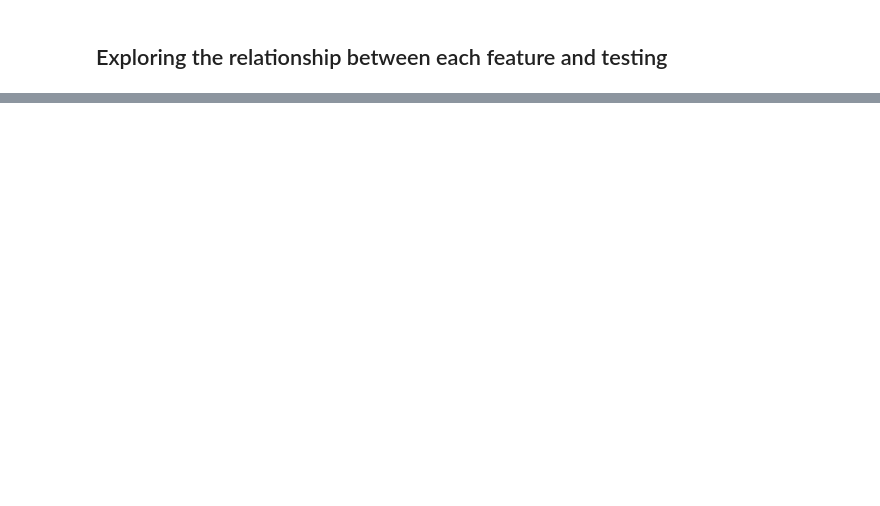
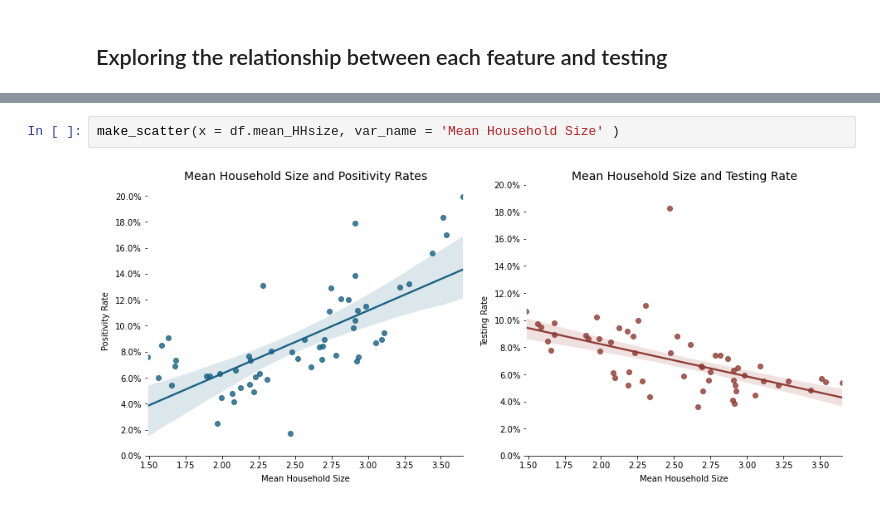
Before and after one commit to Jamilmirabito/chicago_covid_19_zip_code_analysis, a Jupyter notebook: zip_code_regression_analysis.ipynb, the cells around one changed output, grey strips where cells are left out. Cells and saved outputs as stored; diff of their text form; blank space fills up the shorter version.

```diff
--- a/zip_code_regression_analysis.ipynb
+++ b/zip_code_regression_analysis.ipynb
@@ -209,0 +351,4 @@ An R-Squared value of 42.6 percent is relatively low for this analysis. It impli
+# %%
+make_scatter(x = df.mean_HHsize, var_name = 'Mean Household Size' )
+# %% [output]
+[figure, added]
```
Also changed, not shown: parts of 31 cells of this notebook.
